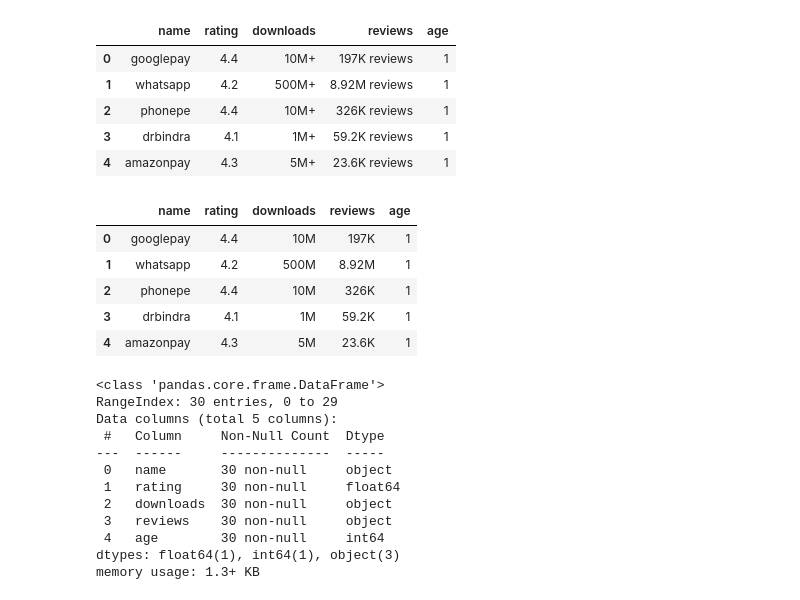
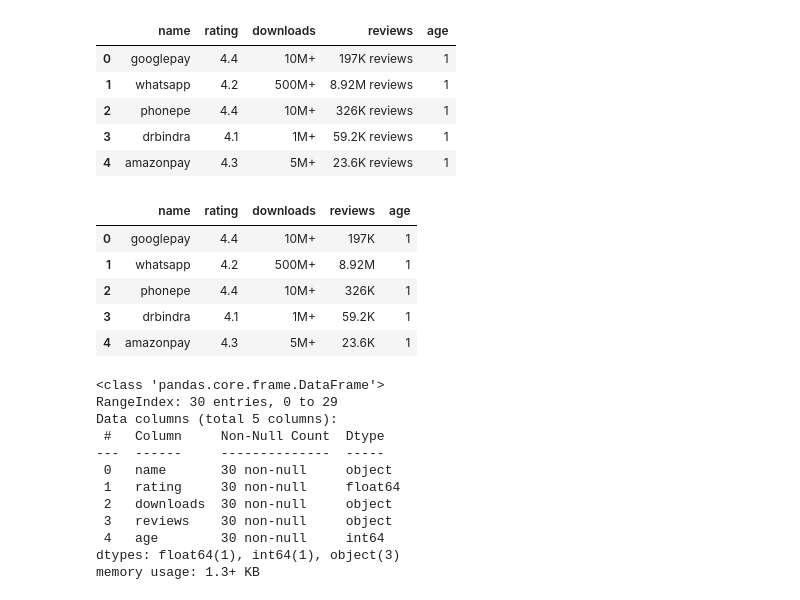
Before and after one commit to vedasam-ch15/Google-Play-Store-Data-Analysis, a Jupyter notebook: EDA_apps.ipynb, the cells around one changed output. Saved outputs shown, nothing was run; the diff lists cells and outputs as text; code cells hidden in the pictures.

```diff
--- a/EDA_apps.ipynb
+++ b/EDA_apps.ipynb
@@ -108,15 +108,15 @@ data.head()
 # %%
 for i in data.index:
   data.loc[i,'reviews'] = data.loc[i,'reviews'][:-8]
-  data.loc[i,'downloads'] = data.loc[i,'downloads'][:-1]
+
 data.head()
 # %% [output]
 |  | name | rating | downloads | reviews | age |
-| 0 | googlepay | 4.4 | 10M | 197K | 1 |
-| 1 | whatsapp | 4.2 | 500M | 8.92M | 1 |
-| 2 | phonepe | 4.4 | 10M | 326K | 1 |
-| 3 | drbindra | 4.1 | 1M | 59.2K | 1 |
-| 4 | amazonpay | 4.3 | 5M | 23.6K | 1 |
+| 0 | googlepay | 4.4 | 10M+ | 197K | 1 |
+| 1 | whatsapp | 4.2 | 500M+ | 8.92M | 1 |
+| 2 | phonepe | 4.4 | 10M+ | 326K | 1 |
+| 3 | drbindra | 4.1 | 1M+ | 59.2K | 1 |
+| 4 | amazonpay | 4.3 | 5M+ | 23.6K | 1 |
 # %%
 data.info()
 # %% [output]
```
Also changed, not shown: parts of 9 cells of this notebook.
